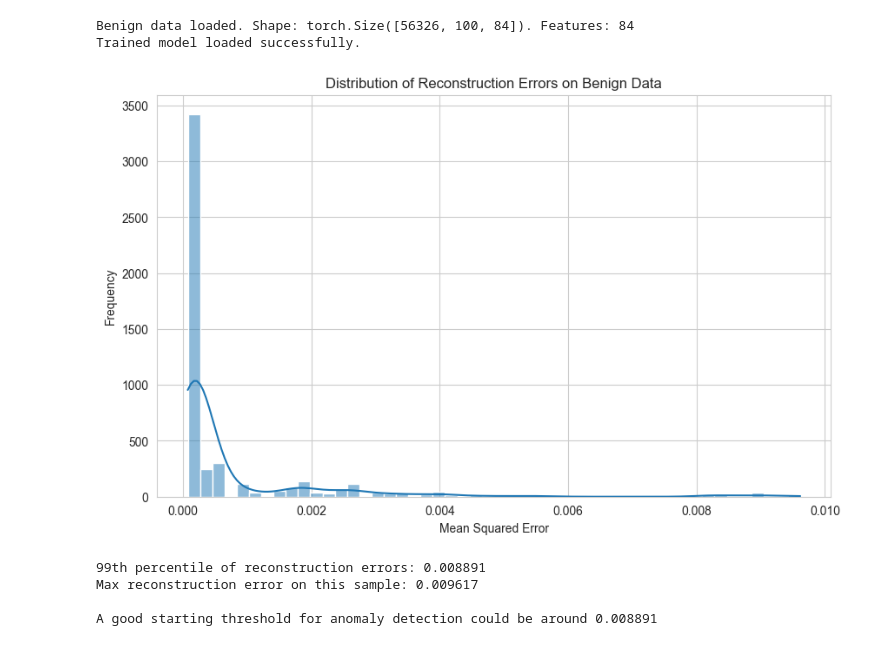
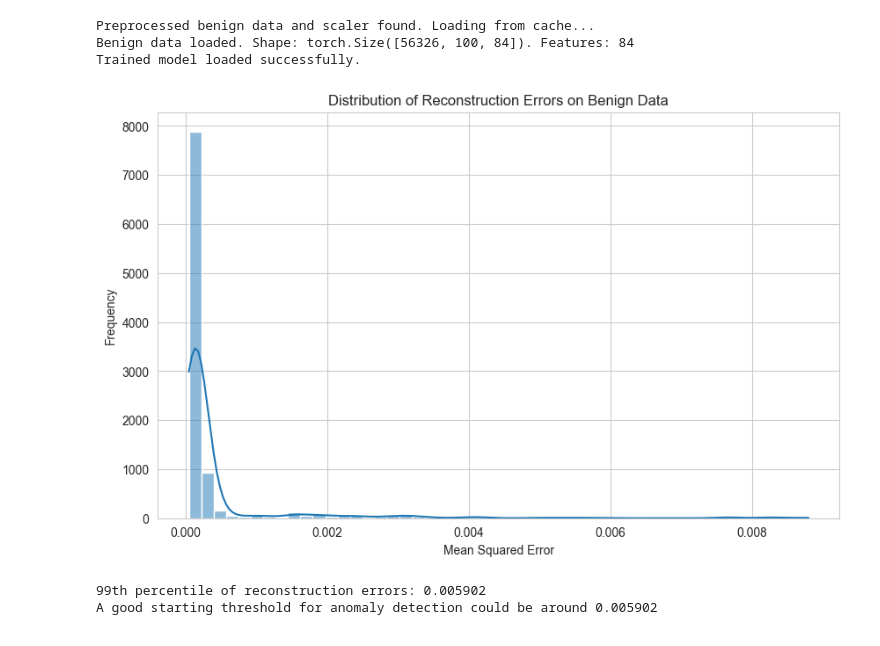
Before and after one commit to geetikak13/dlproject, a Jupyter notebook: notebooks/03_results_visualization.ipynb, the cells around one changed output. Drawn from its saved outputs; the diff is of its cells as text; code cells hidden in the pictures.

```diff
--- a/notebooks/03_results_visualization.ipynb
+++ b/notebooks/03_results_visualization.ipynb
@@ -21,32 +24,28 @@ sns.set_style("whitegrid")
 # --- Load Benign Data and Then the Trained Model ---
 # Load data first to get the correct feature dimension.
 try:
-    # --- Load from the data path ---
-    data_path = os.path.join('..', config.PROCESSED_DATA_DIR, 'X_benign_sequences.npy')
-    X_benign_sequences = np.load(data_path)
+    # Correct path for notebook execution
+    X_benign_sequences = load_and_preprocess_data()
     X_benign_tensor = torch.tensor(X_benign_sequences, dtype=torch.float32)
-
-    # Dynamically get the number of features
     num_features = X_benign_sequences.shape[2]
     print(f"Benign data loaded. Shape: {X_benign_tensor.shape}. Features: {num_features}")
-
 except FileNotFoundError:
-    print("Processed data not found. Please run `src/data_loader.py` first.")
+    print("Processed benign data not found. Please run `python src/data_loader.py` first to generate it.")
     X_benign_tensor = None
     num_features = config.INPUT_FEATURES # Fallback
 
-# Load the model that was trained using `train.py`
+# Load the model
 if X_benign_tensor is not None:
     model = TransformerAutoencoder(
-        input_features=num_features, # Use the actual feature count
+        input_features=num_features,
         model_dim=config.MODEL_DIM,
         num_heads=config.NUM_HEADS,
         num_encoder_layers=config.NUM_ENCODER_LAYERS,
         dim_feedforward=config.DIM_FEEDFORWARD,
         dropout=config.DROPOUT
     ).to(config.DEVICE)
-
     try:
+        # Correct path for notebook execution
         model_path = os.path.join('..', config.MODEL_SAVE_PATH)
         model.load_state_dict(torch.load(model_path, map_location=config.DEVICE))
         model.eval()
@@ -57,38 +56,37 @@ if X_benign_tensor is not None:
 else:
     model = None
 # %% [output]
+Preprocessed benign data and scaler found. Loading from cache...
 Benign data loaded. Shape: torch.Size([56326, 100, 84]). Features: 84
 Trained model loaded successfully.
 # %%
 # --- Calculate and Visualize Reconstruction Errors ---
 # This is crucial for setting the anomaly detection threshold.
 if model and X_benign_tensor is not None:
     reconstruction_errors = []
     with torch.no_grad():
-        # Iterate over a sample of the benign data to calculate errors
-        for i in tqdm(range(len(X_benign_tensor[:5000])), desc="Calculating Reconstruction Errors"):
-            seq = X_benign_tensor[i].unsqueeze(0).to(config.DEVICE)
-            reconstruction = model(seq)
-            error = nn.functional.mse_loss(reconstruction, seq).item()
-            reconstruction_errors.append(error)
+        # Use a dataloader for efficient batch processing
+        dataset = TensorDataset(X_benign_tensor[:10000])
+        loader = DataLoader(dataset, batch_size=256)
 
-    # Visualize the distribution of errors
+        for batch in tqdm(loader, desc="Calculating Reconstruction Errors"):
+            seqs = batch[0].to(config.DEVICE)
+            reconstructions = model(seqs)
+            errors = torch.mean((seqs - reconstructions) ** 2, dim=(1, 2))
+            reconstruction_errors.extend(errors.cpu().numpy())
+
     plt.figure(figsize=(10, 6))
     sns.histplot(reconstruction_errors, bins=50, kde=True)
     plt.title('Distribution of Reconstruction Errors on Benign Data')
     plt.xlabel('Mean Squared Error')
     plt.ylabel('Frequency')
     plt.show()
 
-    # Determine a potential threshold (e.g., 99th percentile)
     threshold = np.percentile(reconstruction_errors, 99)
     print(f"99th percentile of reconstruction errors: {threshold:.6f}")
-    print(f"Max reconstruction error on this sample: {np.max(reconstruction_errors):.6f}")
-    print(f"\nA good starting threshold for anomaly detection could be around {threshold:.6f}")
+    print(f"A good starting threshold for anomaly detection could be around {threshold:.6f}")
 # %% [output]
-[figure, old version]
+[figure, new version]
-99th percentile of reconstruction errors: 0.008891
-Max reconstruction error on this sample: 0.009617
-
-A good starting threshold for anomaly detection could be around 0.008891
+99th percentile of reconstruction errors: 0.005902
+A good starting threshold for anomaly detection could be around 0.005902
 # %%
```
Also changed, not shown: parts of 3 cells of this notebook.
